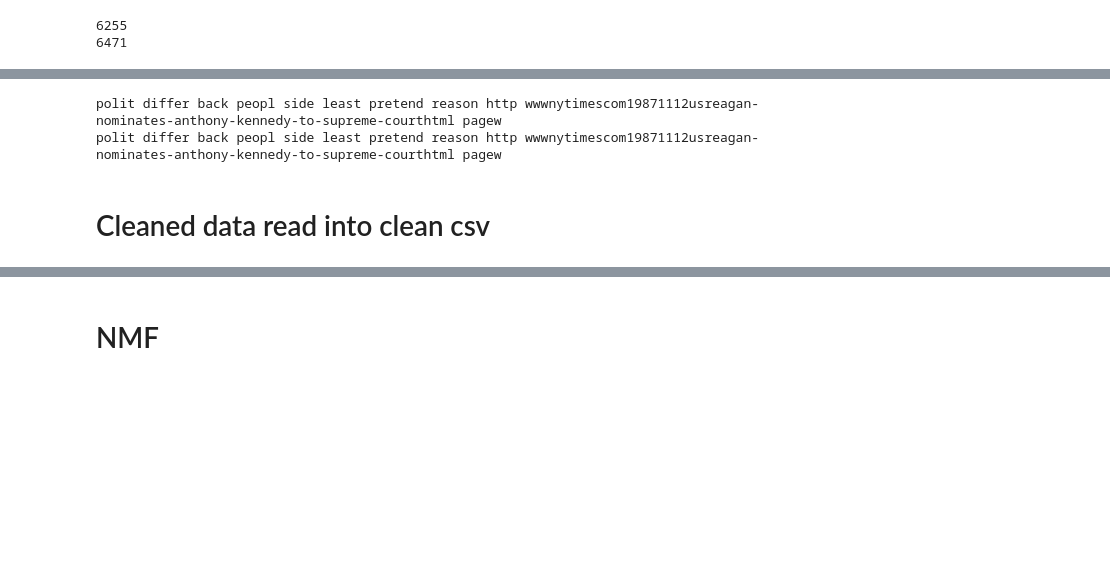
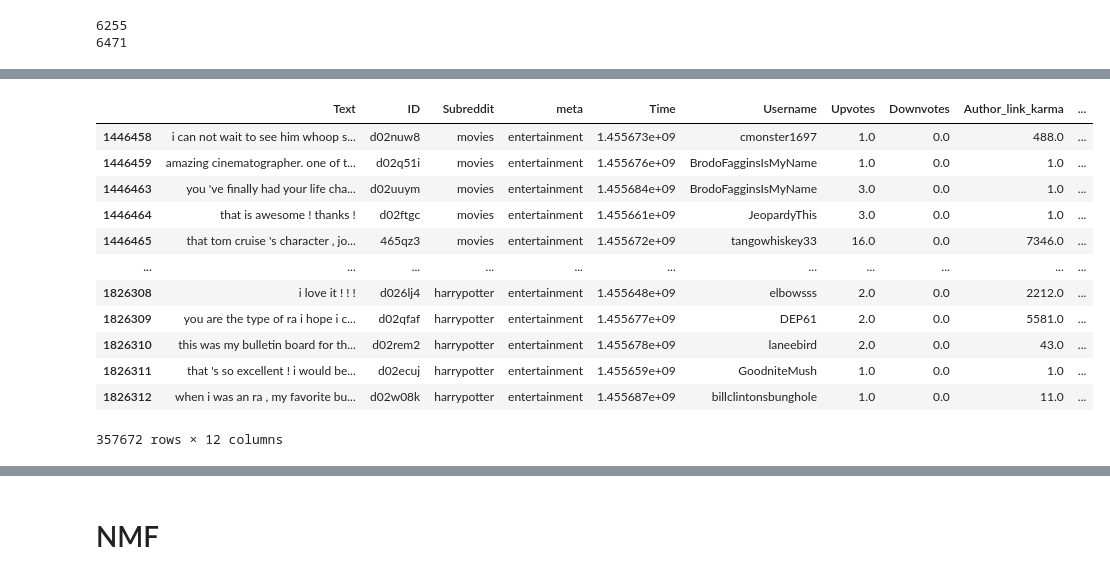
Before and after one commit to Jameshskelton/Reddit-NLP, a Jupyter notebook: Reddit-nlp-project.ipynb, the cells around one changed output, grey strips where cells are left out. Saved outputs shown, nothing was run; the diff lists cells and outputs as text; code cells hidden in the pictures; blank space fills up the shorter version.

Commit message:
finally working!

```diff
--- a/Reddit-nlp-project.ipynb
+++ b/Reddit-nlp-project.ipynb
@@ -44,7 +45,7 @@ df = pd.read_csv(file, names = ['Text', 'ID', 'Subreddit', 'meta', 'Time', 'User
 # %%
 df2 = df.copy()
 # %%
-df_entertainment = df2.dropna(axis =0).loc[df2['meta']== 'entertainment']
+df_entertainment = df.dropna(axis =0).loc[df['meta']== 'entertainment']
 # df_entertainment.Text
 # %% [markdown]
 # Proper Pipeline, no alaska
@@ -140,6 +141,3 @@ def lemmatization(tokens):
     lems = [[lemmatizer.lemmatize(word) for word in sent] for sent in tokens]
     return lems
 tokelems = lemmatization(tokelems)
-# %%
-df_entertainment.Text = tokelems
-df_entertainment
@@ -304,22 +143,0 @@ text = re.sub(r'^https?:\/\/.*[\r\n]*', '', text, flags=re.MULTILINE)
-# %%
-string = clean_df.Text[3]
-string
-import re
-thestring = string
-
-print(re.sub(r'^https:\/\/.*[\r\n]*', '', string, flags=re.MULTILINE))
-# print(URLless_stringstring)
-
-
-import re
-def remove_urls (vTEXT):
-    vTEXT = re.sub(r'(https|http)?:\/\/(\w|\.|\/|\?|\=|\&|\%)*\b', '', vTEXT, flags=re.MULTILINE)
-    return(vTEXT)
-
-
-print( remove_urls(string))
-# %% [output]
-polit differ back peopl side least pretend reason http wwwnytimescom19871112usreagan-nominates-anthony-kennedy-to-supreme-courthtml pagew
-polit differ back peopl side least pretend reason http wwwnytimescom19871112usreagan-nominates-anthony-kennedy-to-supreme-courthtml pagew
-# %% [markdown]
-# Cleaned data read into clean csv
@@ -333,0 +144,17 @@ clean_df2=clean_df.dropna(axis=0)
+# %%
+df_entertainment['Tokelems'] = tokelems
+df_entertainment
+# %% [output]
+|  | Text | ID | Subreddit | meta | Time | Username | Upvotes | Downvotes | Author_link_karma | ... |
+| 1446458 | i can not wait to see him whoop s... | d02nuw8 | movies | entertainment | 1.455673e+09 | cmonster1697 | 1.0 | 0.0 | 488.0 | ... |
+| 1446459 | amazing cinematographer. one of t... | d02q51i | movies | entertainment | 1.455676e+09 | BrodoFagginsIsMyName | 1.0 | 0.0 | 1.0 | ... |
+| 1446463 | you 've finally had your life cha... | d02uuym | movies | entertainment | 1.455684e+09 | BrodoFagginsIsMyName | 3.0 | 0.0 | 1.0 | ... |
+| 1446464 | that is awesome ! thanks ! | d02ftgc | movies | entertainment | 1.455661e+09 | JeopardyThis | 3.0 | 0.0 | 1.0 | ... |
+| 1446465 | that tom cruise 's character , jo... | 465qz3 | movies | entertainment | 1.455672e+09 | tangowhiskey33 | 16.0 | 0.0 | 7346.0 | ... |
+| ... | ... | ... | ... | ... | ... | ... | ... | ... | ... | ... |
+| 1826308 | i love it ! ! ! | d026lj4 | harrypotter | entertainment | 1.455648e+09 | elbowsss | 2.0 | 0.0 | 2212.0 | ... |
+| 1826309 | you are the type of ra i hope i c... | d02qfaf | harrypotter | entertainment | 1.455677e+09 | DEP61 | 2.0 | 0.0 | 5581.0 | ... |
+| 1826310 | this was my bulletin board for th... | d02rem2 | harrypotter | entertainment | 1.455678e+09 | laneebird | 2.0 | 0.0 | 43.0 | ... |
+| 1826311 | that 's so excellent ! i would be... | d02ecuj | harrypotter | entertainment | 1.455659e+09 | GoodniteMush | 1.0 | 0.0 | 1.0 | ... |
+| 1826312 | when i was an ra , my favorite bu... | d02w08k | harrypotter | entertainment | 1.455687e+09 | billclintonsbunghole | 1.0 | 0.0 | 11.0 | ... |
+357672 rows × 12 columns
```
Also changed, not shown: parts of 37 cells of this notebook.
